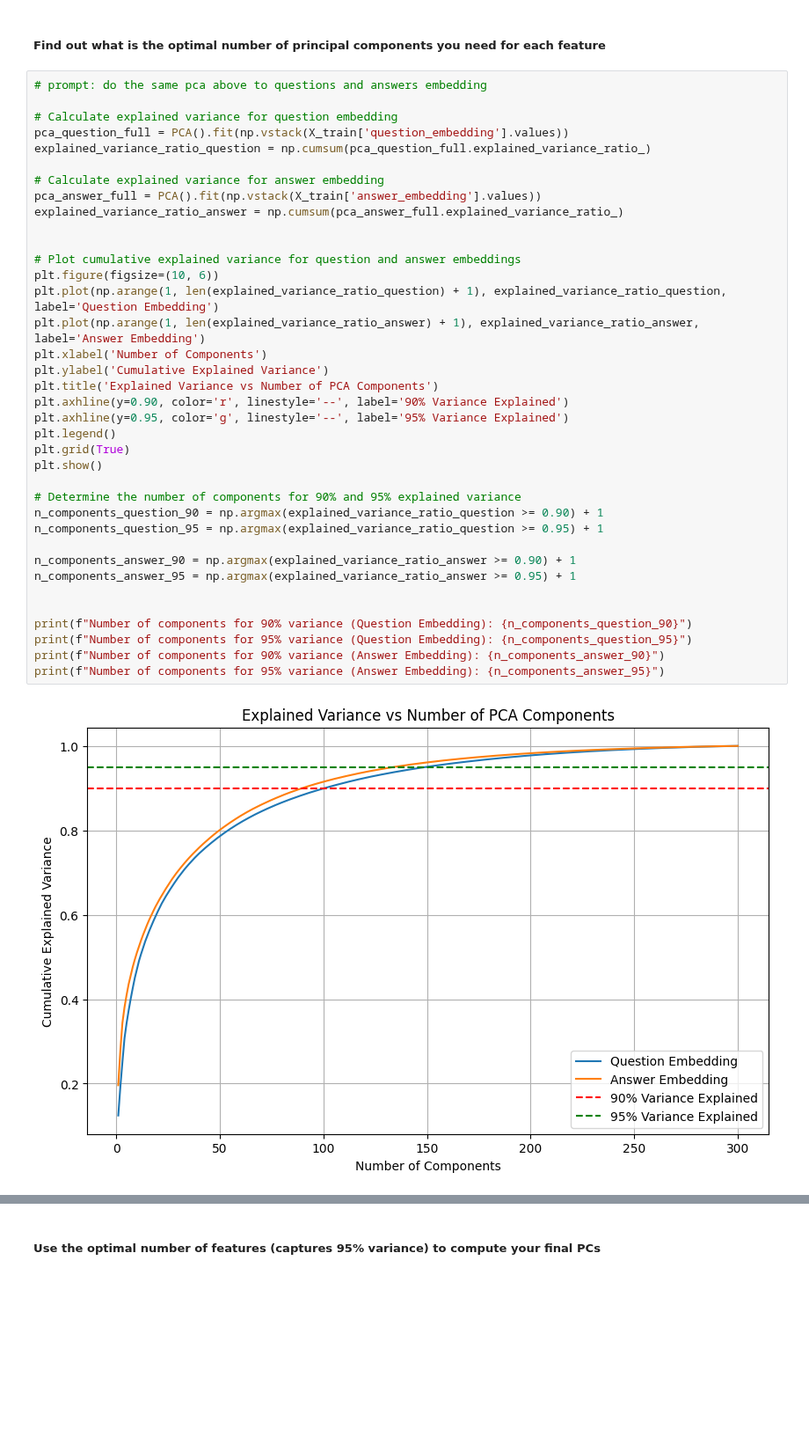
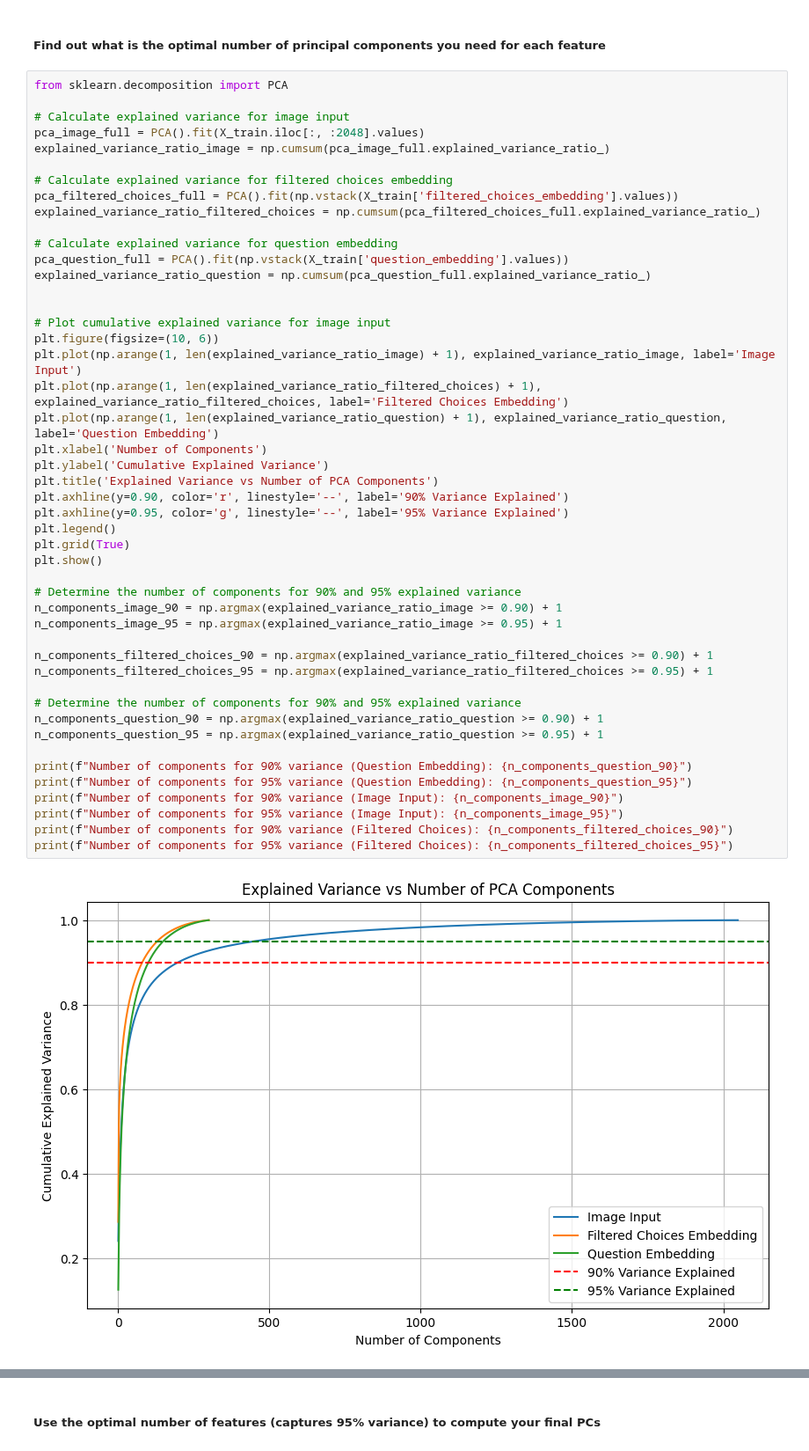
Before and after one commit to nilanahar/MMAI_894_DeepLearning_Project_TeamRosedale, a Jupyter notebook: MMAI_894_Team_Project_ResNet+GoogleWord2Vec.ipynb, the cells around one changed output, grey strips where cells are left out. Shown at 88% size. Drawn from its saved outputs; the diff is of its cells as text; blank space fills up the shorter version.

```diff
--- a/MMAI_894_Team_Project_ResNet+GoogleWord2Vec.ipynb
+++ b/MMAI_894_Team_Project_ResNet+GoogleWord2Vec.ipynb
@@ -696,43 +653,53 @@ Number of components for 95% variance (Filtered Choices): 130
 # %% [markdown]
 ##### Find out what is the optimal number of principal components you need for each feature
 # %%
-# prompt: do the same pca above to questions and answers embedding
+from sklearn.decomposition import PCA
+
+# Calculate explained variance for image input
+pca_image_full = PCA().fit(X_train.iloc[:, :2048].values)
+explained_variance_ratio_image = np.cumsum(pca_image_full.explained_variance_ratio_)
+
+# Calculate explained variance for filtered choices embedding
+pca_filtered_choices_full = PCA().fit(np.vstack(X_train['filtered_choices_embedding'].values))
+explained_variance_ratio_filtered_choices = np.cumsum(pca_filtered_choices_full.explained_variance_ratio_)
 
 # Calculate explained variance for question embedding
 pca_question_full = PCA().fit(np.vstack(X_train['question_embedding'].values))
 explained_variance_ratio_question = np.cumsum(pca_question_full.explained_variance_ratio_)
 
-# Calculate explained variance for answer embedding
-pca_answer_full = PCA().fit(np.vstack(X_train['answer_embedding'].values))
-explained_variance_ratio_answer = np.cumsum(pca_answer_full.explained_variance_ratio_)
 
-
-# Plot cumulative explained variance for question and answer embeddings
+# Plot cumulative explained variance for image input
 plt.figure(figsize=(10, 6))
+plt.plot(np.arange(1, len(explained_variance_ratio_image) + 1), explained_variance_ratio_image, label='Image Input')
+plt.plot(np.arange(1, len(explained_variance_ratio_filtered_choices) + 1), explained_variance_ratio_filtered_choices, label='Filtered Choices Embedding')
 plt.plot(np.arange(1, len(explained_variance_ratio_question) + 1), explained_variance_ratio_question, label='Question Embedding')
-plt.plot(np.arange(1, len(explained_variance_ratio_answer) + 1), explained_variance_ratio_answer, label='Answer Embedding')
 plt.xlabel('Number of Components')
 plt.ylabel('Cumulative Explained Variance')
 plt.title('Explained Variance vs Number of PCA Components')
 plt.axhline(y=0.90, color='r', linestyle='--', label='90% Variance Explained')
 plt.axhline(y=0.95, color='g', linestyle='--', label='95% Variance Explained')
 plt.legend()
 plt.grid(True)
 plt.show()
 
 # Determine the number of components for 90% and 95% explained variance
+n_components_image_90 = np.argmax(explained_variance_ratio_image >= 0.90) + 1
+n_components_image_95 = np.argmax(explained_variance_ratio_image >= 0.95) + 1
+
+n_components_filtered_choices_90 = np.argmax(explained_variance_ratio_filtered_choices >= 0.90) + 1
+n_components_filtered_choices_95 = np.argmax(explained_variance_ratio_filtered_choices >= 0.95) + 1
+
+# Determine the number of components for 90% and 95% explained variance
 n_components_question_90 = np.argmax(explained_variance_ratio_question >= 0.90) + 1
 n_components_question_95 = np.argmax(explained_variance_ratio_question >= 0.95) + 1
 
-n_components_answer_90 = np.argmax(explained_variance_ratio_answer >= 0.90) + 1
-n_components_answer_95 = np.argmax(explained_variance_ratio_answer >= 0.95) + 1
-
-
 print(f"Number of components for 90% variance (Question Embedding): {n_components_question_90}")
 print(f"Number of components for 95% variance (Question Embedding): {n_components_question_95}")
-print(f"Number of components for 90% variance (Answer Embedding): {n_components_answer_90}")
-print(f"Number of components for 95% variance (Answer Embedding): {n_components_answer_95}")
+print(f"Number of components for 90% variance (Image Input): {n_components_image_90}")
+print(f"Number of components for 95% variance (Image Input): {n_components_image_95}")
+print(f"Number of components for 90% variance (Filtered Choices): {n_components_filtered_choices_90}")
+print(f"Number of components for 95% variance (Filtered Choices): {n_components_filtered_choices_95}")
 # %% [output]
-[figure, old version]
+[figure, new version]
 Number of components for 90% variance (Question Embedding): 101
 Number of components for 95% variance (Question Embedding): 150
```
Also changed, not shown: parts of 5 cells of this notebook.
